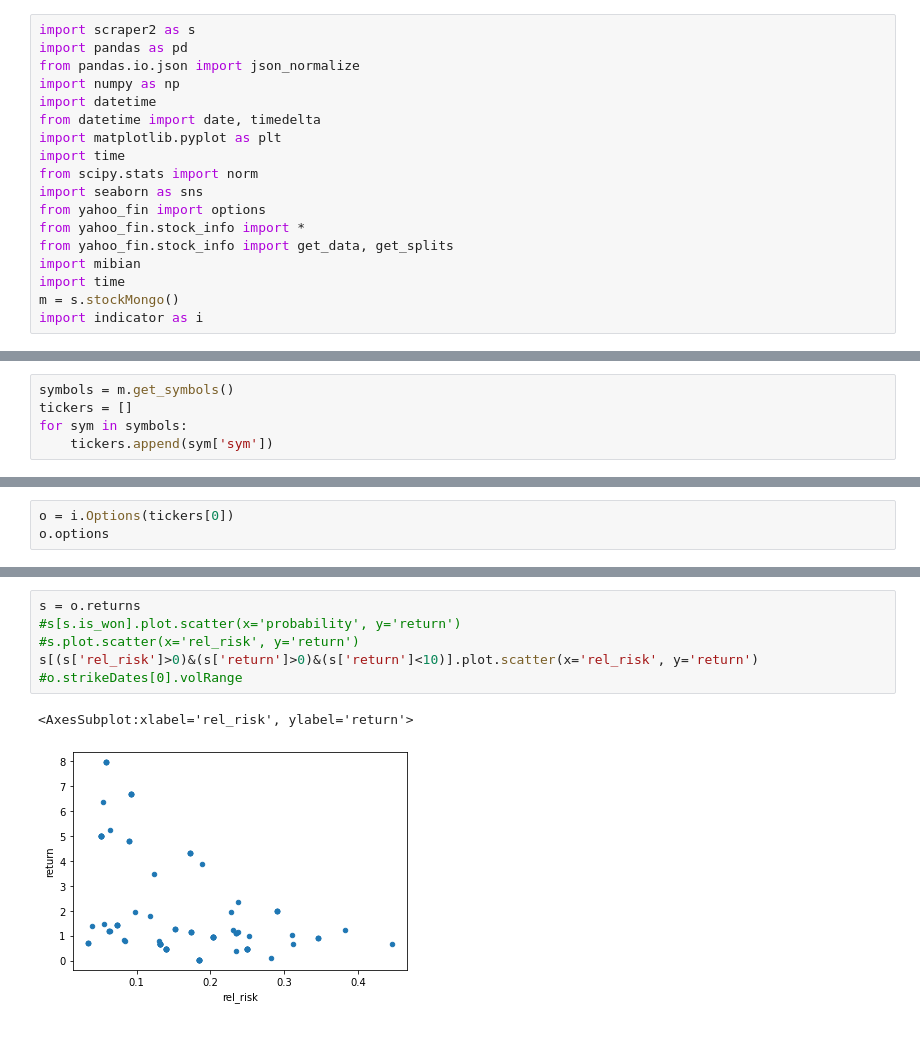
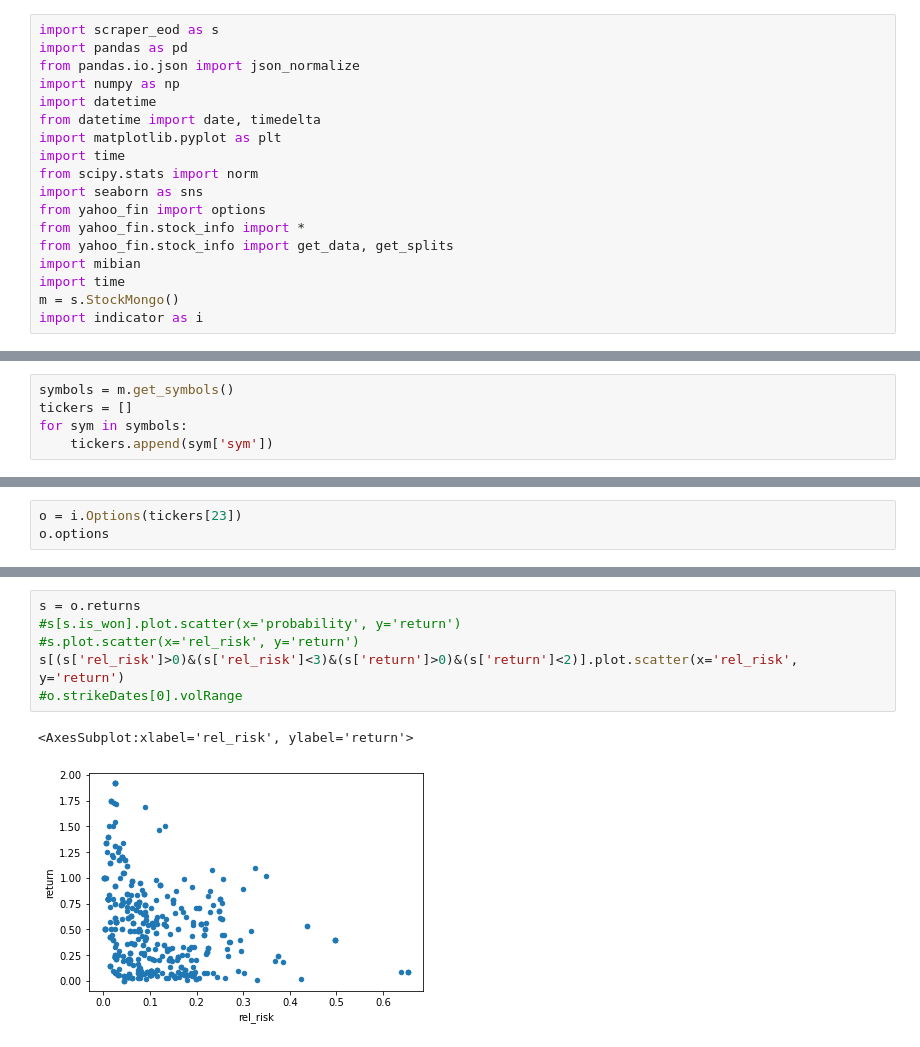
Before and after one commit to andermy/yahooScraper, a Jupyter notebook: test.ipynb, the cells around one changed output, grey strips where cells are left out. Cells and saved outputs as stored; diff of their text form.

```diff
--- a/test.ipynb
+++ b/test.ipynb
@@ -1,5 +1,5 @@
 # %%
-import scraper2 as s
+import scraper_eod as s
 import pandas as pd
 from pandas.io.json import json_normalize
 import numpy as np
@@ -14,5 +14,5 @@ from yahoo_fin.stock_info import *
 from yahoo_fin.stock_info import get_data, get_splits
 import mibian
 import time
-m = s.stockMongo()
+m = s.StockMongo()
 import indicator as i
@@ -158,4 +76,4 @@ prices.tail()
 # %%
-o = i.Options(tickers[0])
+o = i.Options(tickers[23])
 o.options
 # %% [output]
@@ -175,9 +93,9 @@ o.options
 # %%
 s = o.returns
 #s[s.is_won].plot.scatter(x='probability', y='return')
 #s.plot.scatter(x='rel_risk', y='return')
-s[(s['rel_risk']>0)&(s['return']>0)&(s['return']<10)].plot.scatter(x='rel_risk', y='return')
+s[(s['rel_risk']>0)&(s['rel_risk']<3)&(s['return']>0)&(s['return']<2)].plot.scatter(x='rel_risk', y='return')
 #o.strikeDates[0].volRange
 # %% [output]
 <AxesSubplot:xlabel='rel_risk', ylabel='return'>
-[figure, old version]
+[figure, new version]
```
Also changed, not shown: parts of 32 cells of this notebook, 4 other files.
